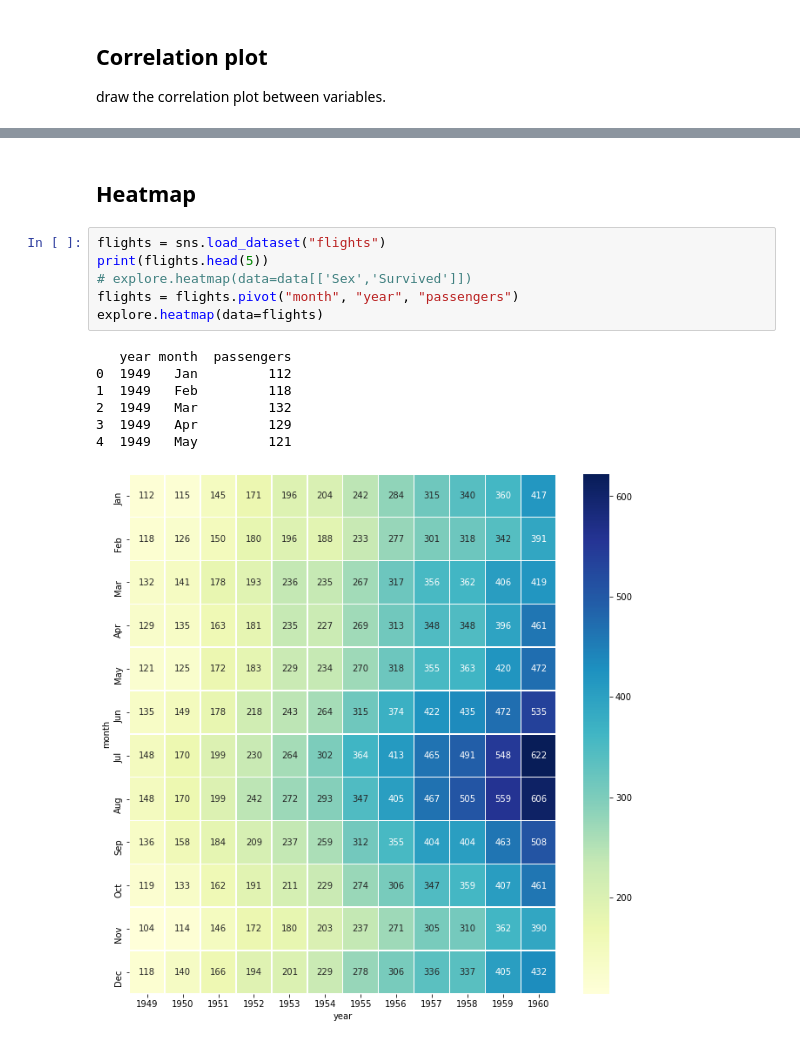
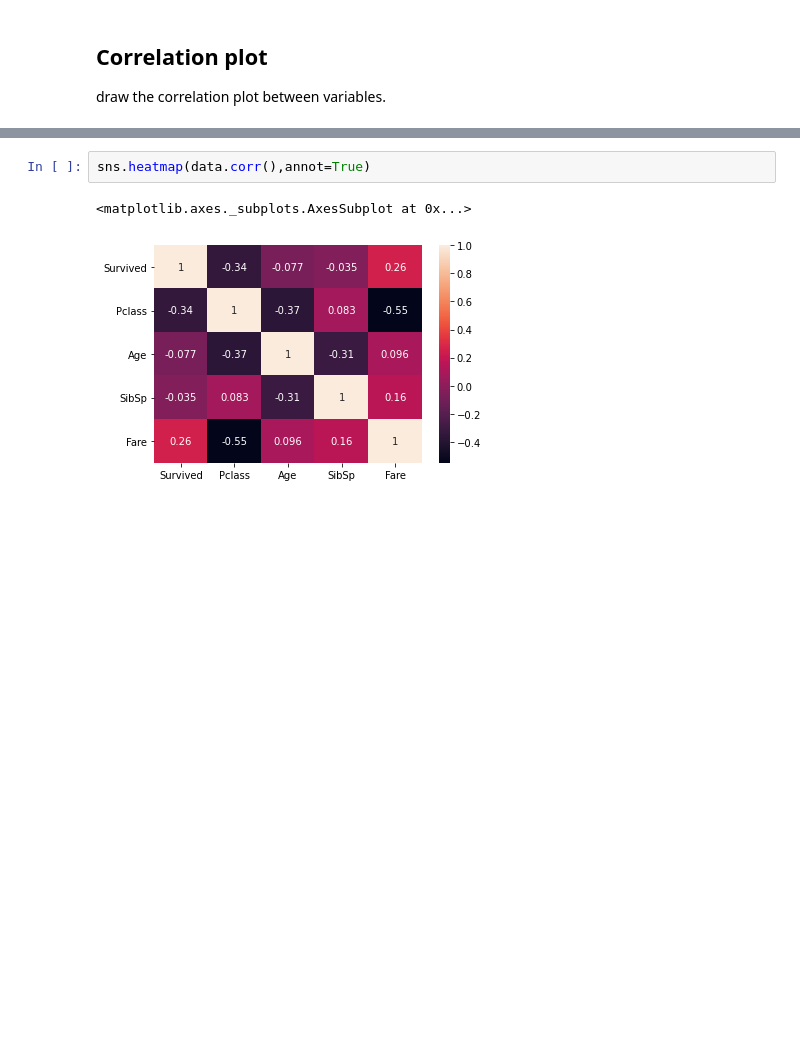
Before and after one commit to mohitnagarkotibca/Data-Visualization-projects, a Jupyter notebook: Feature Engineering with multiple datasets/1___Demo_Data_Explore.ipynb, the cells around one changed output, grey strips where cells are left out. Cells and saved outputs as stored; diff of their text form; blank space fills up the shorter version.

```diff
--- a/Feature Engineering with multiple datasets/1___Demo_Data_Explore.ipynb
+++ b/Feature Engineering with multiple datasets/1___Demo_Data_Explore.ipynb
@@ -98,16 +100,5 @@ explore.correlation_plot(data=data)
-# %% [markdown]
-## Heatmap
-# %%
-flights = sns.load_dataset("flights")
-print(flights.head(5))
-# explore.heatmap(data=data[['Sex','Survived']])
-flights = flights.pivot("month", "year", "passengers")
-explore.heatmap(data=flights)
-# %% [output]
-   year month  passengers
-0  1949   Jan         112
-1  1949   Feb         118
-2  1949   Mar         132
-3  1949   Apr         129
-4  1949   May         121
-[figure, removed]
+# %%
+sns.heatmap(data.corr(),annot=True)
+# %% [output]
+<matplotlib.axes._subplots.AxesSubplot at 0x...>
+[figure, added]
```
Also changed, not shown: parts of 17 cells of this notebook, 1 other file.
